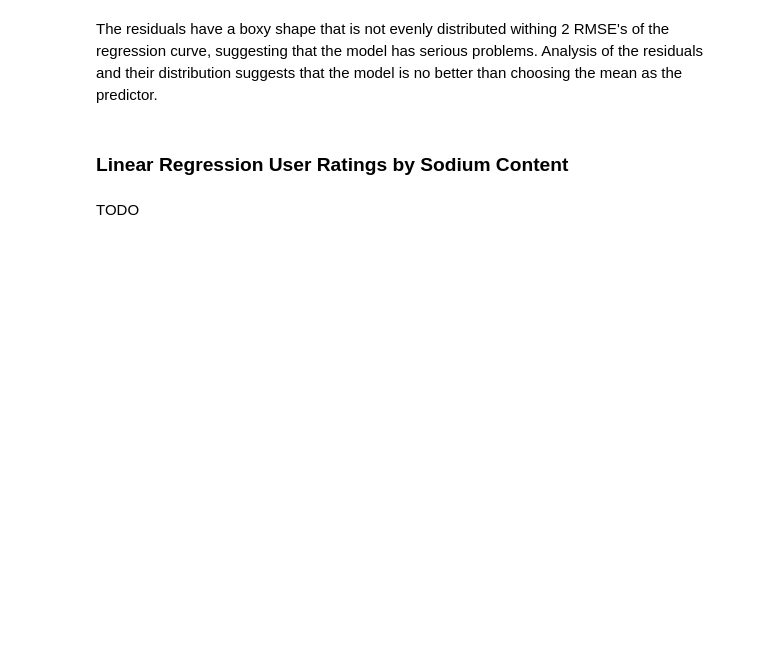
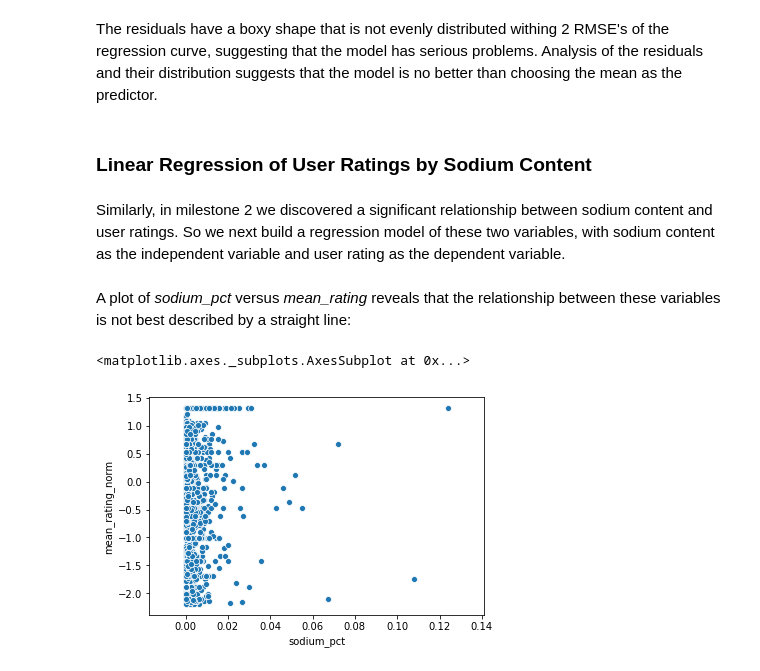
Before and after one commit to pelorenz/data-science-410, a Jupyter notebook: PeterLorenz-M03.ipynb, the cells around one changed output. Saved outputs shown, nothing was run; the diff lists cells and outputs as text; code cells hidden in the pictures; blank space fills up the shorter version.

```diff
--- a/PeterLorenz-M03.ipynb
+++ b/PeterLorenz-M03.ipynb
@@ -163,12 +187,12 @@ The regression line is curved slightly towards the y axis and slopes slightly up
 To assess the model we now compute the residuals, R-squared, and adjusted R-squared:
 # %%
 # Compute residuals and add to dataframe
-recipes['fat_residuals'] = recipes.mean_rating - model_function(recipes.total_fat_pct,
-                                                                popt[0], popt[1])
+recipes['fat_residuals'] = recipes.mean_rating_norm - model_function(recipes.total_fat_pct,
+                                                                     popt[0], popt[1])
 
 # Compute total and residual sums of squares
 ss_res = np.sum(recipes['fat_residuals'] ** 2)
-ss_tot = np.sum((recipes.mean_rating - np.mean(recipes.mean_rating)) ** 2)
+ss_tot = np.sum((recipes.mean_rating_norm - np.mean(recipes.mean_rating_norm)) ** 2)
 
 # Compute R squared
 r_squared = 1 - (ss_res / ss_tot)
@@ -231,6 +245,13 @@ residual_plot(recipes, 'fat_predicted_rating', 'fat_residuals')
 # %% [markdown]
 The residuals have a boxy shape that is not evenly distributed withing 2 RMSE's of the regression curve, suggesting that the model has serious problems. Analysis of the residuals and their distribution suggests that the model is no better than choosing the mean as the predictor.
 # %% [markdown]
-### Linear Regression User Ratings by Sodium Content
+### Linear Regression of User Ratings by Sodium Content
-# %% [markdown]
-TODO
+# %% [markdown]
+Similarly, in milestone 2 we discovered a significant relationship between sodium content and user ratings. So we next build a regression model of these two variables, with sodium content as the independent variable and user rating as the dependent variable.
+# %% [markdown]
+A plot of *sodium_pct* versus *mean_rating* reveals that the relationship between these variables is not best described by a straight line:
+# %%
+sns.scatterplot(x='sodium_pct', y='mean_rating_norm', data=recipes)
+# %% [output]
+<matplotlib.axes._subplots.AxesSubplot at 0x...>
+[figure, added]
```
Also changed, not shown: parts of 32 cells of this notebook.
